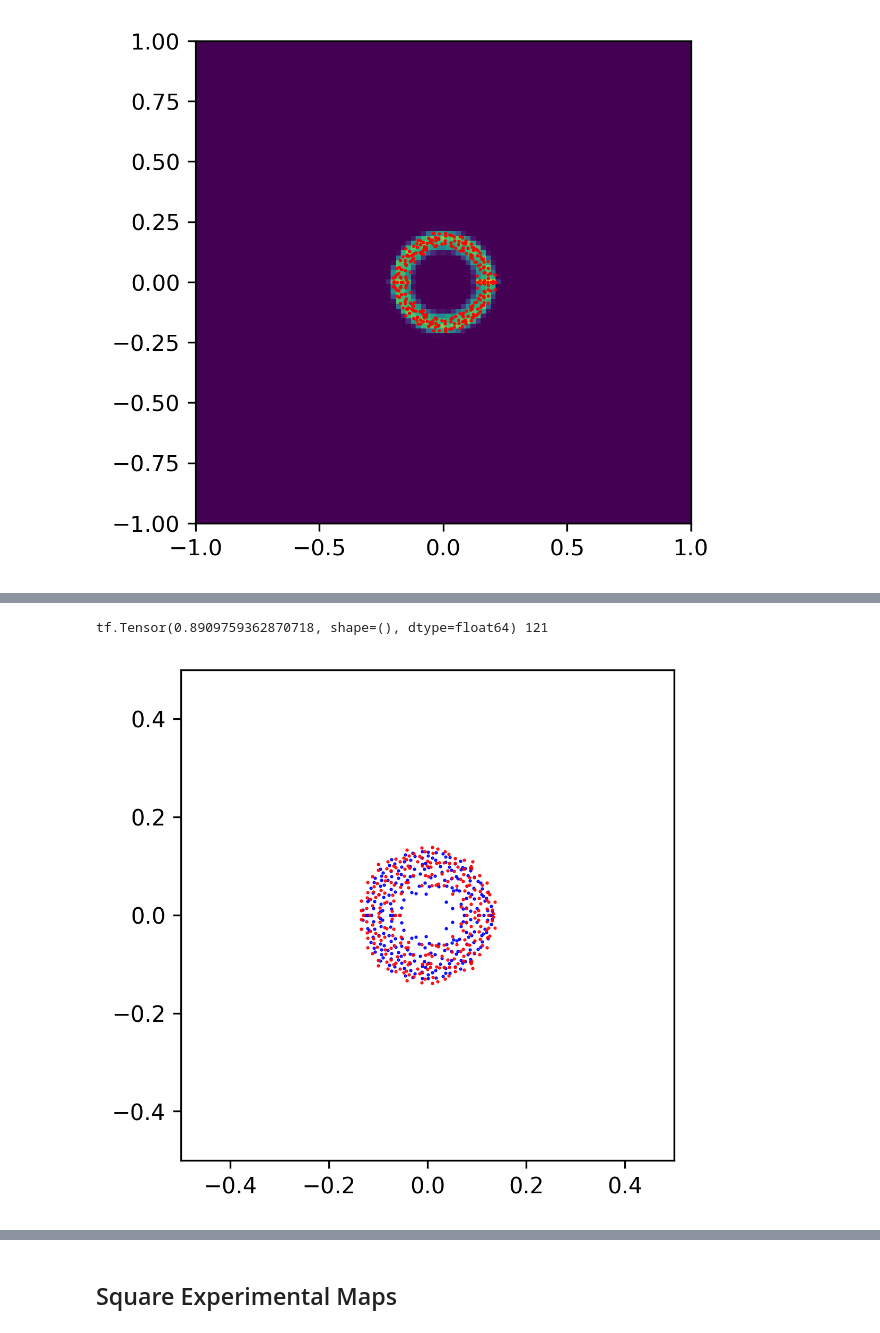
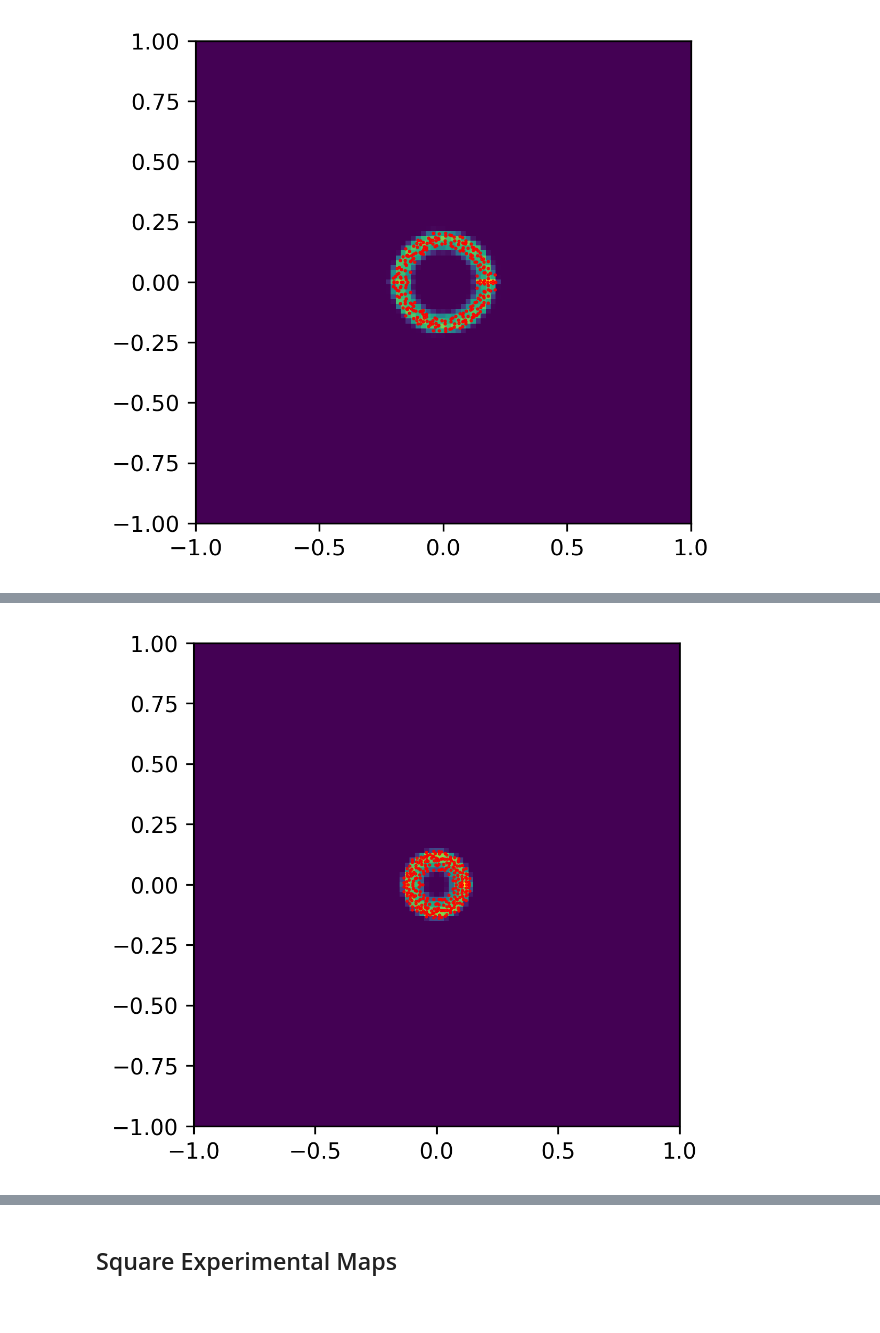
Before and after one commit to KristianWold/experimental-quantum-spectrum, a Jupyter notebook: notebooks/nisq_spectrum/diluted_unitary/Diluted Unitary Fitting, Analysis.ipynb, the cells around one changed output, grey strips where cells are left out. Cells and saved outputs as stored; diff of their text form; code cells hidden in the pictures.

```diff
--- a/notebooks/nisq_spectrum/diluted_unitary/Diluted Unitary Fitting, Analysis.ipynb
+++ b/notebooks/nisq_spectrum/diluted_unitary/Diluted Unitary Fitting, Analysis.ipynb
@@ -359,32 +359,15 @@ NameError: name 'diluted4' is not defined
 # %%
 np.random.seed(42)
 random.seed(42)
 tf.random.set_seed(42)
 rng = np.random.default_rng(seed=42)
 
-p = 1 - diluted4.channel.c
-r = diluted4.channel.rank
-
-print(p, r)
-
-map = DilutedKrausMap(U = generate_unitary(2**4),
-                      c = 0.1,
-                      kraus_part = KrausMap(d=2**4, rank=100))
-
-spectrum_DU = channel_spectrum(diluted4.channel)
-spectrum_DU1 = channel_spectrum(map)
-
 fig = plt.figure(figsize=(4,4), dpi = 300, facecolor='w', edgecolor='k')
 
-#plt.hist2d(spectrum_resample[:,0], spectrum_resample[:,1], bins = np.linspace(-1, 1, 100), norm=mpl.colors.PowerNorm(gamma=1))
-plt.plot(spectrum_DU1[:,0], spectrum_DU1[:,1], "bo", markersize=0.5)
+plt.hist2d(spectrum_resample[:,0], spectrum_resample[:,1], bins = np.linspace(-1, 1, 100), norm=mpl.colors.PowerNorm(gamma=1))
 plt.plot(spectrum4[:,0], spectrum4[:,1], "ro", markersize=0.5)
-#plt.plot(spectrum_DU[:,0], spectrum_DU[:,1], "bo", markersize=0.5)
+plt.savefig("figures/" + "diluted_fitting_4qubit_32layer.pdf", bbox_inches='tight')
 
-#plt.savefig("figures/" + "diluted_fitting_4qubit_32layer.pdf", bbox_inches='tight')
-plt.xlim([-0.5, 0.5])
-plt.ylim([-0.5, 0.5])
 plt.show()
 # %% [output]
-tf.Tensor(0.8909759362870718, shape=(), dtype=float64) 121
-[figure, old version]
+[figure, new version]
```
Also changed, not shown: parts of 6 cells of this notebook, 15 other files.
